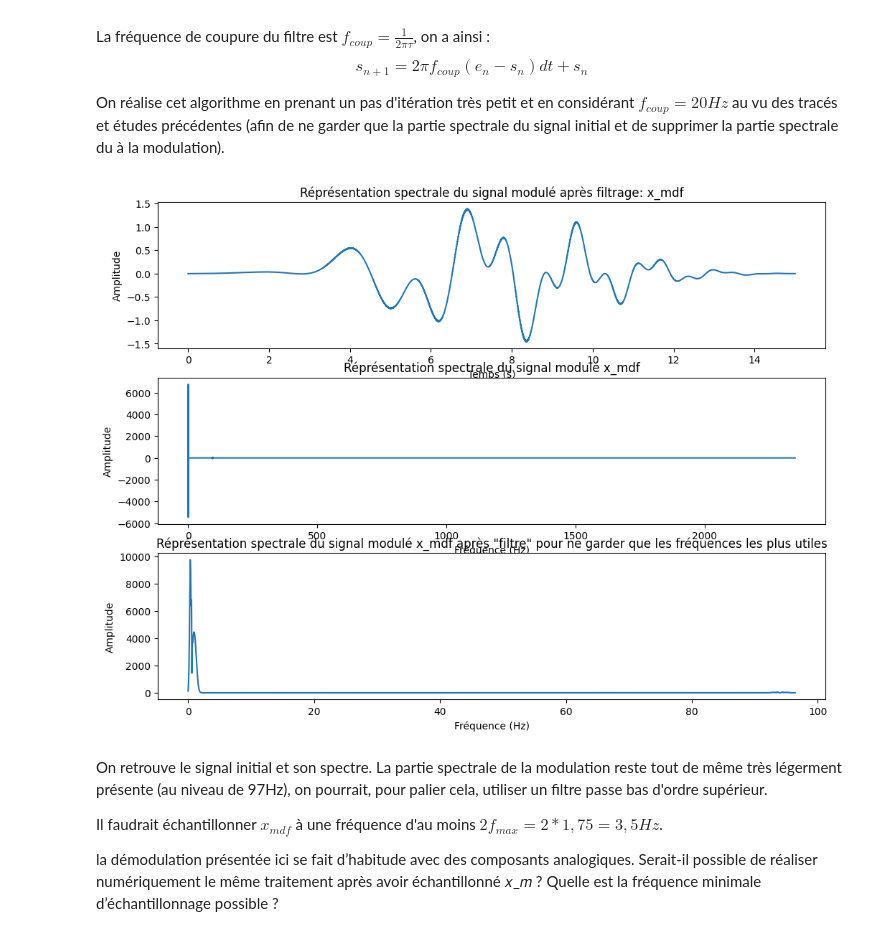
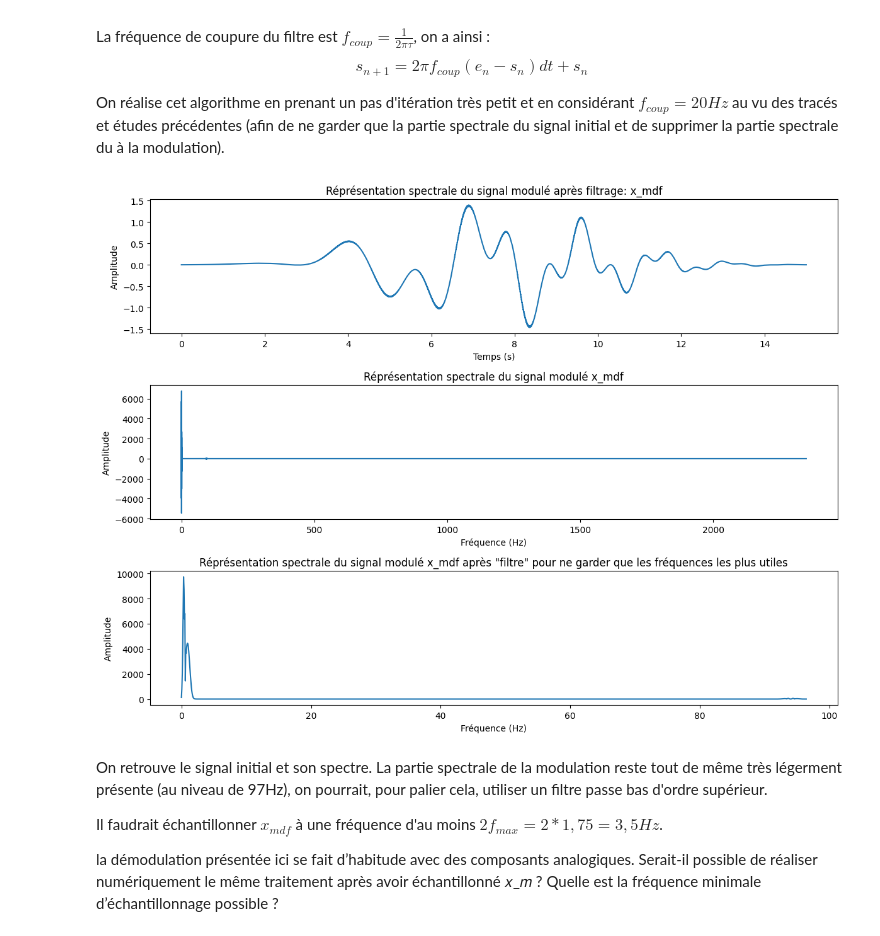
Before and after one commit to TomSchippke/PROJETS_S2, a Jupyter notebook: Mini_Projet_LAGARDE_SCHIPPKE.ipynb, the cells around one changed output. Drawn from its saved outputs; the diff is of its cells as text; code cells hidden in the pictures.

```diff
--- a/Mini_Projet_LAGARDE_SCHIPPKE.ipynb
+++ b/Mini_Projet_LAGARDE_SCHIPPKE.ipynb
@@ -187,34 +187,35 @@ plt.figure(figsize=(12, 9))
 
 plt.subplot(3, 1, 1)
 plt.plot(t,x_mdf)
 plt.xlabel('Temps (s)')
 plt.ylabel('Amplitude')
 plt.title('Réprésentation spectrale du signal modulé après filtrage: x_mdf')
 
 
 X_mdf=np.fft.fft(x_mdf)
 freq=np.fft.fftfreq(N, d=1/finfty)
 
 plt.subplot(3, 1, 2)
 plt.plot(freq[:N//2],X_mdf[:N//2])
 plt.xlabel('Fréquence (Hz)')
 plt.ylabel('Amplitude')
 plt.title('Réprésentation spectrale du signal modulé x_mdf')
 
 indice_à_garder = np.abs(X_mdf) > 0.01
 X_mdf_tild=X_mdf[indice_à_garder]
 freq_tild=freq[indice_à_garder]
 
 plt.subplot(3, 1, 3)
 
 plt.plot(freq_tild[freq_tild>=0],np.abs(X_mdf_tild[freq_tild>=0]))
 plt.xlabel('Fréquence (Hz)')
 plt.ylabel('Amplitude')
 plt.title('Réprésentation spectrale du signal modulé x_mdf après "filtre" pour ne garder que les fréquences les plus utiles')
 
+plt.tight_layout()
 plt.show()
 # %% [output]
-[figure, old version]
+[figure, new version]
 # %% [markdown]
 On retrouve le signal initial et son spectre. La partie spectrale de la modulation reste tout de même très légerment présente (au niveau de 97Hz), on pourrait, pour palier cela, utiliser un filtre passe bas d'ordre supérieur.
 
```
Also changed, not shown: parts of 3 cells of this notebook, 1 other file.
